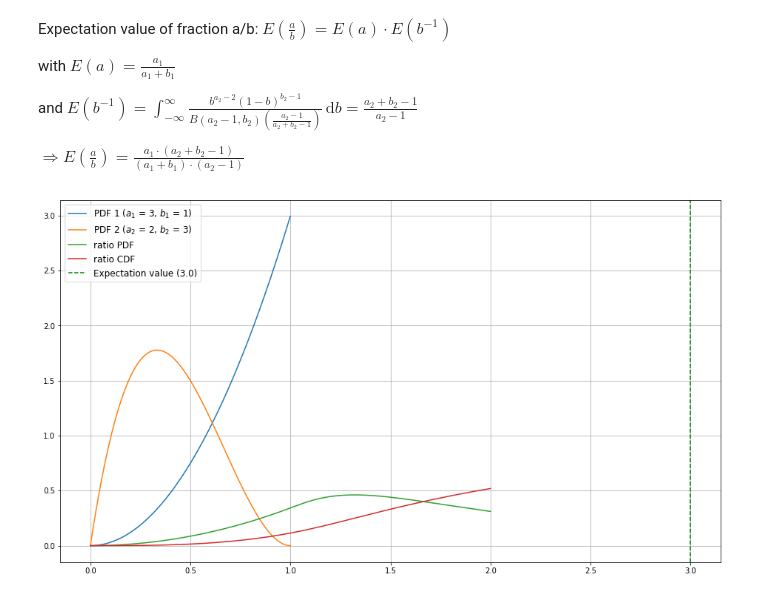
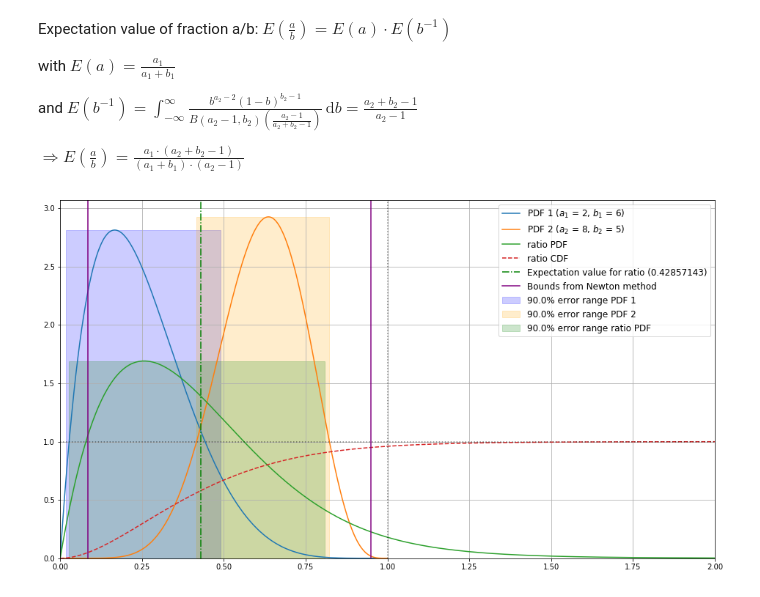
Before and after one commit to jsaffer/vetostudie, a Jupyter notebook: beta_beta_ratio.ipynb, the cells around one changed output. Drawn from its saved outputs; the diff is of its cells as text; code cells hidden in the pictures.

Commit message:
Added Newton Method

```diff
--- a/beta_beta_ratio.ipynb
+++ b/beta_beta_ratio.ipynb
@@ -231,5 +321,5 @@ def cdf_bb_ratio(a1, a2, b1, b2, w):
 # %% [markdown]
-Expectation value of fraction a/b: $E(\frac{a}{b}) = E(a)\cdot E(b^{-1})$
+Expectation value of fraction a/b: $E\left(\frac{a}{b}\right) = E(a)\cdot E(b^{-1})$
 
 with $E(a) = \frac{a_1}{a_1+b_1}$
 
@@ -239,29 +329,57 @@ $\Rightarrow E(\frac{a}{b}) = \frac{a_1\cdot(a_2+b_2-1)}{(a_1+b_1)\cdot(a_2-1)}$
 # %%
 u = np.linspace(0, 1, 1001)
 v = np.linspace(0,2.0,2001)
 
-a1 = 3
-b1 = 1
-a2 = 2
-b2 = 3
+a1 = 2
+b1 = 6
+a2 = 8
+b2 = 5
+
+assert a2 != 1
+assert a2 != 0
+assert a1 != 0
 
 pdf1 = pdf_beta(u, a1, b1)
 pdf2 = pdf_beta(u, a2, b2)
 ratio_pdf = pdf_bb_ratio(a1, a2, b1, b2, v)
 ratio_cdf = cdf_bb_ratio(a1, a2, b1, b2, v)
+
+mean_1 = a1/(a1 + b1)
+mean_2 = a2/(a2 + b2)
+
+low_1, top_1 = beta_error(mean_1, a1, b1)
+low_2, top_2 = beta_error(mean_2, a2, b2)
+
+maxim_1 = np.nanmax(pdf1)
+maxim_2 = np.nanmax(pdf2)
+plt.fill_between([low_1, top_1], [0, 0], maxim_1, color = 'blue', alpha = 0.2, label = '{}% error range PDF 1'.format(100 * error_size))
+plt.fill_between([low_2, top_2], [0, 0], maxim_2, color = 'orange', alpha = 0.2, label = '{}% error range PDF 2'.format(100 * error_size))
+
 plt.plot(u, pdf1, label = 'PDF 1 (' + r'$a_1$' + ' = {}, '.format(a1) + r'$b_1$' + ' = {})'.format(b1))
 plt.plot(u, pdf2, label = 'PDF 2 (' + r'$a_2$' + ' = {}, '.format(a2) + r'$b_2$' + ' = {})'.format(b2))
 plt.plot(v, ratio_pdf, label = 'ratio PDF')
-plt.plot(v, ratio_cdf, label = 'ratio CDF')
+plt.plot(v, ratio_cdf, label = 'ratio CDF', linestyle = '--')
 
-expect_value = (a1*(a2+b2-1))/((a1+b1)*(a2-1))
+expect_value_ratio = (a1*(a2+b2-1))/((a1+b1)*(a2-1))
 
-#plt.axvline(x = (a1/(a1+b1))/(a2/(a2+b2)), linewidth = 1.25, color = 'purple', linestyle = '-.', label = 'Naive ({})'.format((a1/(a1+b1))/(a2/(a2+b2))), alpha = .5)
-plt.axvline(x = expect_value, linewidth = 1.5, color = 'green', linestyle = '--', label = 'Expectation value ({})'.format(expect_value))
+low_ratio, top_ratio = ratio_error(expect_value_ratio, a1, a2, b1, b2)
 
+maxim_ratio = np.nanmax(ratio_pdf)
+plt.fill_between([low_ratio, top_ratio], [0, 0], maxim_ratio, color = 'green', alpha = 0.2, label = '{}% error range ratio PDF'.format(100 * error_size))
+
+###plt.axvline(x = (a1/(a1+b1))/(a2/(a2+b2)), linewidth = 1.25, color = 'purple', linestyle = '-.', label = 'Naive ({})'.format((a1/(a1+b1))/(a2/(a2+b2))), alpha = .5)
+plt.axvline(x = expect_value_ratio, linewidth = 1.5, color = 'green', linestyle = '-.', label = 'Expectation value for ratio ({})'.format(round(expect_value_ratio, 8)))
+
+plt.axvline(x = low_newt, color = 'purple', label = 'Bounds from Newton method')
+plt.axvline(x = top_newt, color = 'purple')
+
+plt.axvline(x = 1, linestyle = ':', color = 'black', alpha = .5)
+plt.axhline(y = 1, linestyle = ':', color = 'black', alpha = .5)
+plt.ylim(ymin = 0)
+plt.xlim(xmin = np.amin(v), xmax = np.amax(v))
 plt.grid(True)
 plt.legend(loc = 'best', fontsize = 'large')
 #plt.savefig('beta_beta_pdf_cdf.pdf')
 plt.show()
 # %% [output]
-[figure, old version]
+[figure, new version]
```
Also changed, not shown: parts of 5 cells of this notebook.
